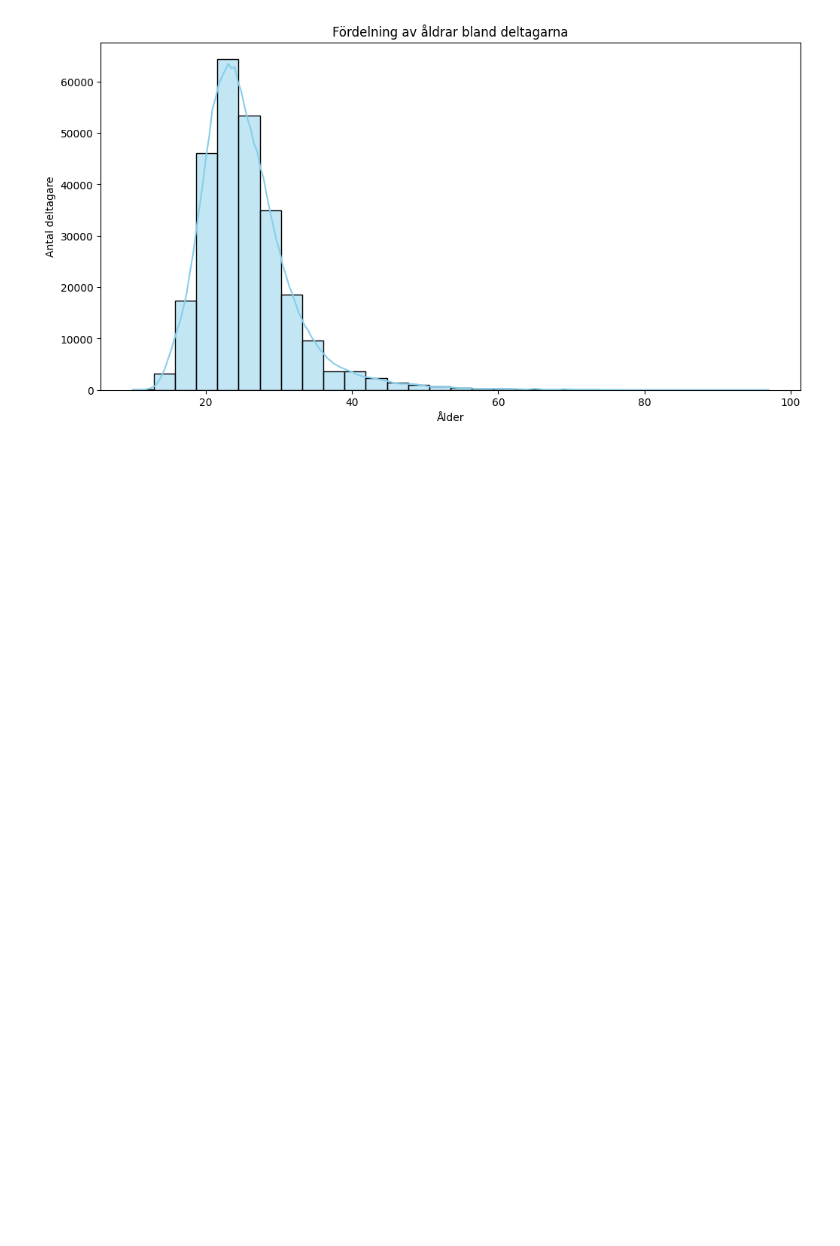
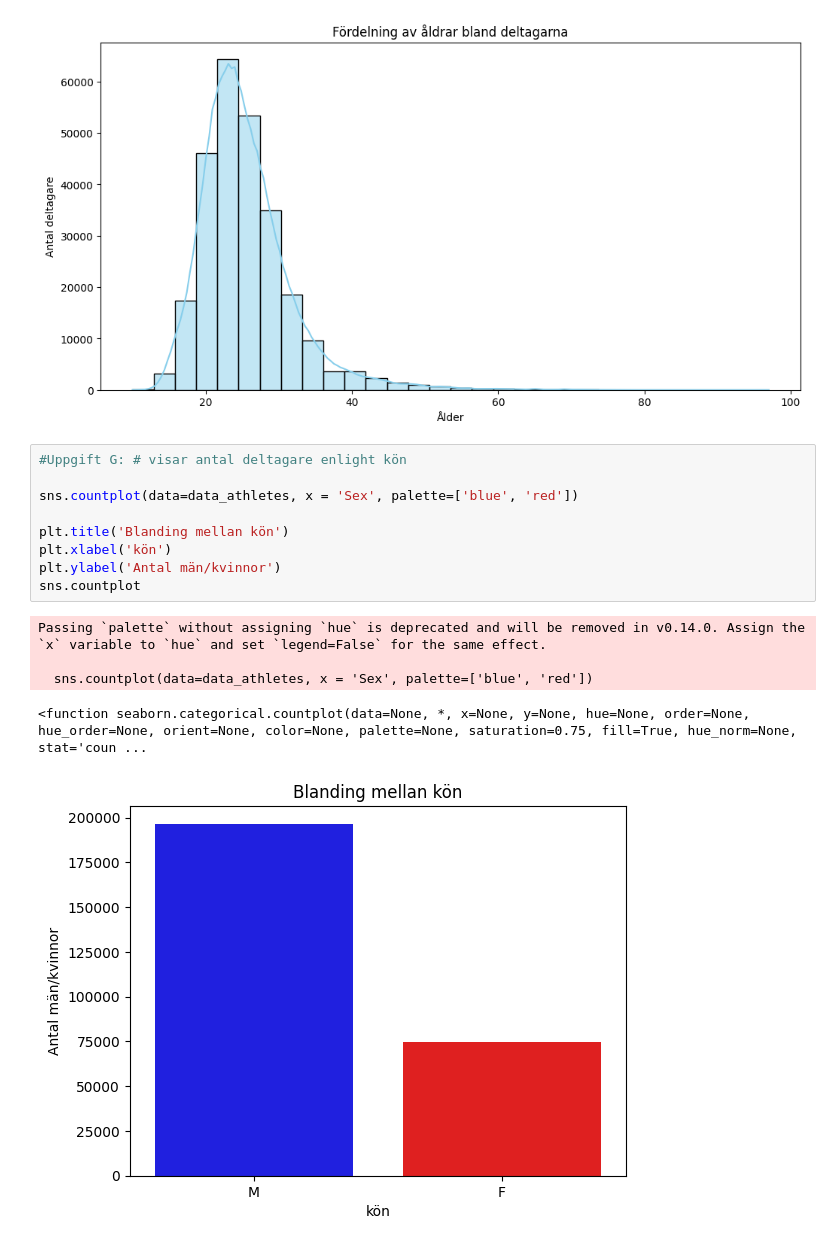
Before and after one commit to n3ted/Project-OS-USA, a Jupyter notebook: Uppgifter_0_4/Uppgift-0.ipynb, the cells around one changed output. Cells and saved outputs as stored; diff of their text form; blank space fills up the shorter version.

Commit message:
Uppgift h och g klara

```diff
--- a/Uppgifter_0_4/Uppgift-0.ipynb
+++ b/Uppgifter_0_4/Uppgift-0.ipynb
@@ -85,3 +85,18 @@ plt.ylabel('Antal deltagare')
 plt.show()
 # %% [output]
 [figure]
+# %%
+#Uppgift G: # visar antal deltagare enlight kön
+
+sns.countplot(data=data_athletes, x = 'Sex', palette=['blue', 'red'])
+
+plt.title('Blanding mellan kön')
+plt.xlabel('kön')
+plt.ylabel('Antal män/kvinnor')
+sns.countplot
+# %% [output]
+Passing `palette` without assigning `hue` is deprecated and will be removed in v0.14.0. Assign the `x` variable to `hue` and set `legend=False` for the same effect.
+
+  sns.countplot(data=data_athletes, x = 'Sex', palette=['blue', 'red'])
+<function seaborn.categorical.countplot(data=None, *, x=None, y=None, hue=None, order=None, hue_order=None, orient=None, color=None, palette=None, saturation=0.75, fill=True, hue_norm=None, stat='coun ...
+[figure, added]
```
Also changed, not shown: parts of 1 cell of this notebook.
